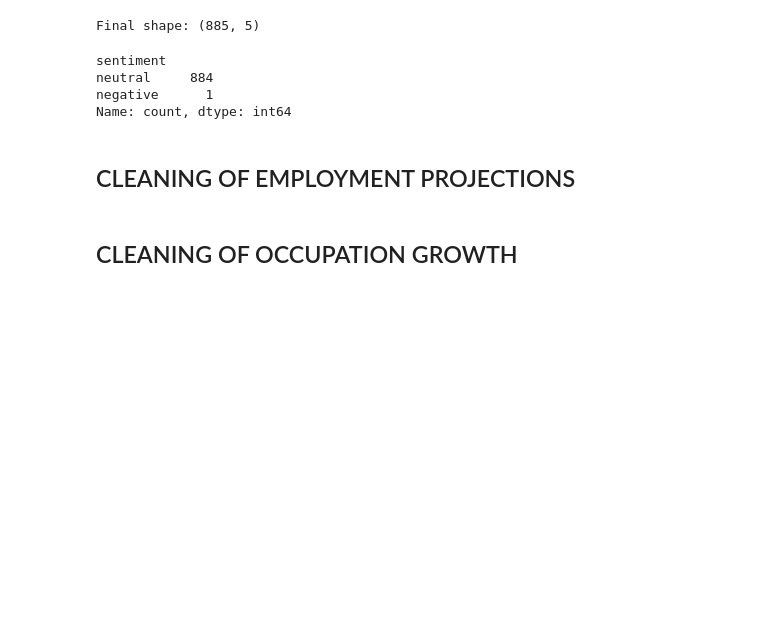
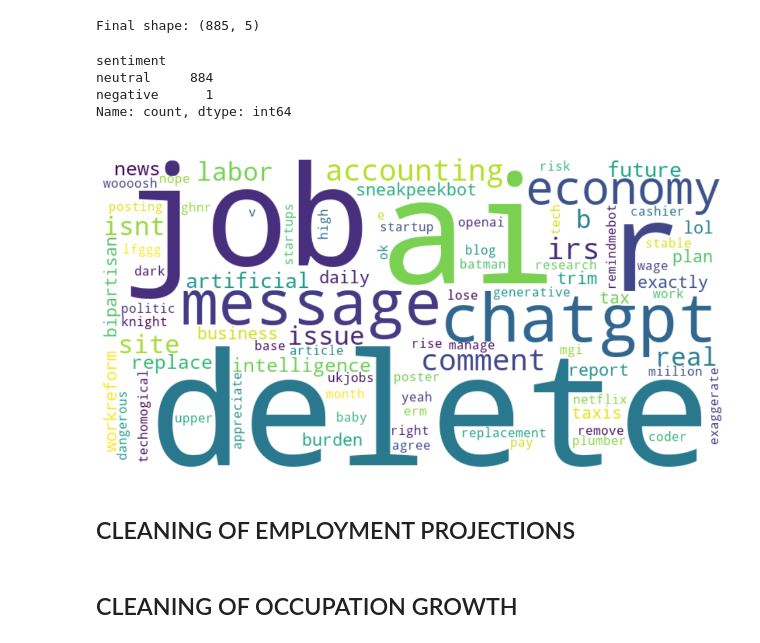
Before and after one commit to isg75/first_project, a Jupyter notebook: notebooks/cleaning_instructions_02.ipynb, the cells around one changed output. Drawn from its saved outputs; the diff is of its cells as text; code cells hidden in the pictures; blank space fills up the shorter version.

Commit message:
added visual ppt pdf and analysis

```diff
--- a/notebooks/cleaning_instructions_02.ipynb
+++ b/notebooks/cleaning_instructions_02.ipynb
@@ -153,29 +153,44 @@ Name: count, dtype: int64
 # %%
 # Combine all comments into one string
 all_text = ' '.join(sentiment_df['comment_body'].dropna().tolist()).lower()
 
 # Tokenize with spaCy and filter for actual words (no punctuation/numbers/stop words)
 #Create a list of "clean" words:
 #    - is_alpha: only keep words (no numbers or punctuation)
 #    - not token.is_stop: remove common words like "the", "and", "is", etc.
 #    - token.lemma_: get the base form of each word (e.g., "working" → "work")
 doc = nlp(all_text)
 tokens = [token.lemma_ for token in doc if token.is_alpha and not token.is_stop]
 
 # Count the top words
 word_freq = Counter(tokens).most_common(300)
 
 # Generate wordcloud
 wordcloud = WordCloud(width=800, height=400, background_color='white').generate_from_frequencies(dict(word_freq))
 
+# # Plot
+# plt.figure(figsize=(12, 6))
+# plt.imshow(wordcloud, interpolation='bilinear')
+# plt.axis('off')
+# plt.title('Top 300 Words in Reddit AI Job Comments', fontsize=16)
+# # Displaying the plot
+# plt.savefig("../slides/visuals/Top300_Comments.png", format="png")
+# plt.show()
+
+
 # Plot
 plt.figure(figsize=(12, 6))
 plt.imshow(wordcloud, interpolation='bilinear')
 plt.axis('off')
-plt.title('Top 300 Words in Reddit AI Job Comments', fontsize=16)
-# Displaying the plot
-plt.savefig("../slides/visuals/Top300_Comments.png", format="png")
+plt.title('Top 300 Words in Reddit AI Job Comments', fontsize=16, color='white')  # <-- Title in white
+plt.tight_layout()
+
+# Save the figure
+plt.savefig("../slides/visuals/Top300_Comments.png", format="png", transparent=True)
+
 plt.show()
+# %% [output]
+[figure, added]
 # %% [markdown]
 ## CLEANING OF EMPLOYMENT PROJECTIONS
 # %%
```
Also changed, not shown: parts of 11 cells of this notebook, 23 other files.
